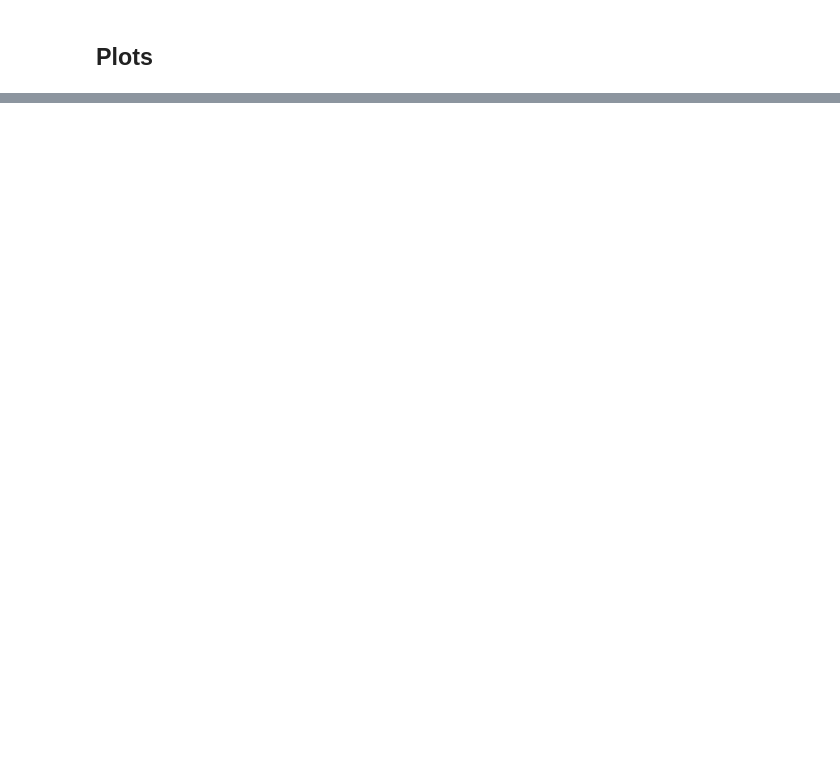
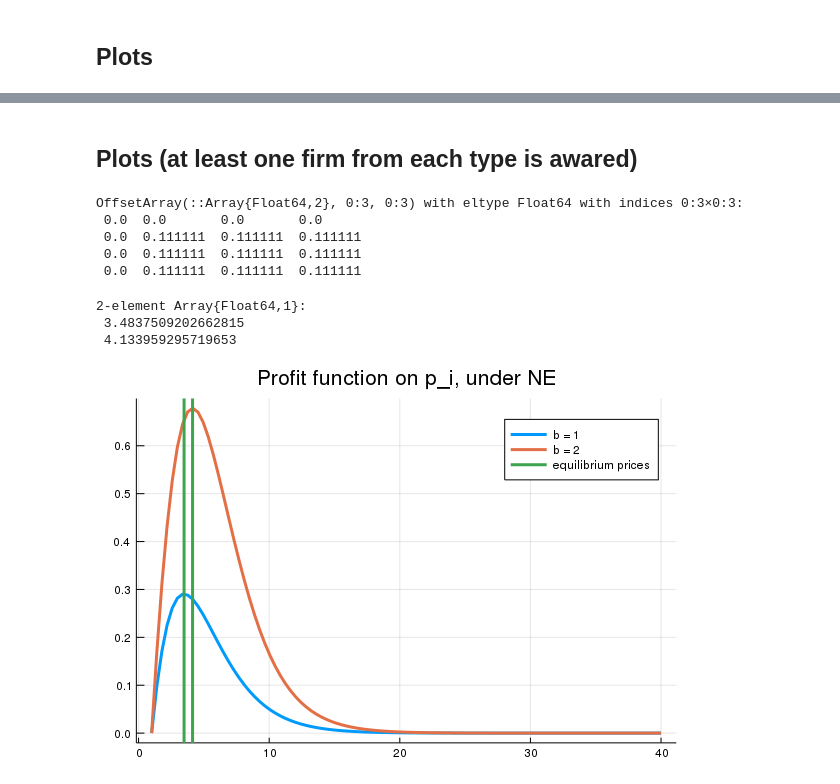
Before and after one commit to lnsongxf/Perla1.jl, a Jupyter notebook: bertrand-with-two-types-logit-and-awareness.ipynb, the cells around one changed output, grey strips where cells are left out. Saved outputs shown, nothing was run; the diff lists cells and outputs as text; code cells hidden in the pictures; blank space fills up the shorter version.

Commit message:
Add NE when at least one firm from each type is awared

```diff
--- a/bertrand-with-two-types-logit-and-awareness.ipynb
+++ b/bertrand-with-two-types-logit-and-awareness.ipynb
@@ -126,0 +131,29 @@ plot!(p, st = :vline, lw = 3, label = "equilibrium prices")
+# %% [markdown]
+## Plots (at least one firm from each type is awared)
+# %%
+f = fill(0, (N+1)^K);
+f = reshape(f, Tuple(fill(0:N, K)))
+for f_i in CartesianIndices(f)
+    # awared only if at least one firm from each type is awared
+    f[f_i] = (f_i[1] > 0 && f_i[2] > 0) ? 1 : 0
+end
+f /= sum(f)
+f # awareness set distribution where at least one firm from each type is awared
+# %% [output]
+OffsetArray(::Array{Float64,2}, 0:3, 0:3) with eltype Float64 with indices 0:3×0:3:
+ 0.0  0.0       0.0       0.0
+ 0.0  0.111111  0.111111  0.111111
+ 0.0  0.111111  0.111111  0.111111
+ 0.0  0.111111  0.111111  0.111111
+# %%
+p = nash_equilibrium(f, params).p
+# %% [output]
+2-element Array{Float64,1}:
+ 3.4837509202662815
+ 4.133959295719653
+# %%
+plot(range(1.0,stop=40.0,length=100), (b -> (p_i -> profit(p_i, b, p, f, params))).(1:K),
+    label = string.("b = ",1:K), lw = 3, title = "Profit function on p_i, under NE")
+plot!(p, st = :vline, lw = 3, label = "equilibrium prices")
+# %% [output]
+[figure, added]
```
Also changed, not shown: parts of 8 cells of this notebook.
